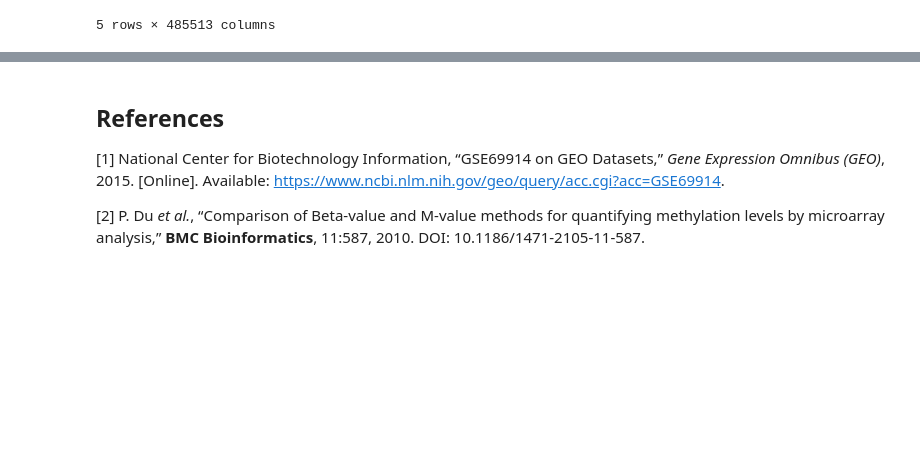
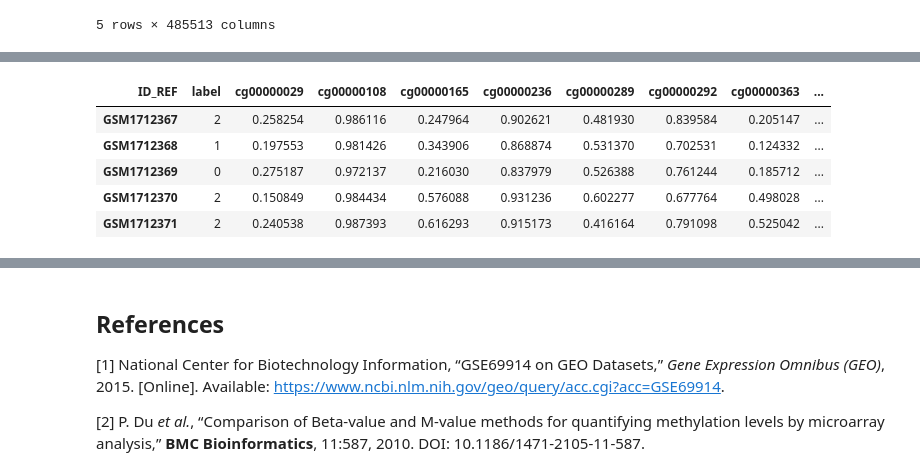
Before and after one commit to elisabettaroviera/THESIS, a Jupyter notebook: 01 - Notebook/02-data-pre-processing.ipynb, the cells around one changed output, grey strips where cells are left out. Saved outputs shown, nothing was run; the diff lists cells and outputs as text; code cells hidden in the pictures; blank space fills up the shorter version.

```diff
--- a/01 - Notebook/02-data-pre-processing.ipynb
+++ b/01 - Notebook/02-data-pre-processing.ipynb
@@ -451,0 +486,81 @@ Saved figures:
+# %%
+filter_dataset = raw_dataset.copy()
+def filter_cpgs_by_naeem_keep(raw_dataset: pd.DataFrame, naeem_csv_path: str,
+                              label_col: str = 'label') -> pd.DataFrame:
+    """
+    Filter CpG columns from the dataset by keeping only those marked as 'keep'
+    in the Naeem et al. (BMC Genomics, 2014) filtering file (Additional file 2).
+
+    Parameters
+    ----------
+    raw_dataset : pd.DataFrame
+        DataFrame where rows = samples, columns = CpG sites + one label column.
+    naeem_csv_path : str
+        Path to the CSV file from Naeem et al. containing columns such as:
+        'probe,SNP+INDEL_count,Flag(discard/keep),MultiMap,Indels,SNP-at-CpG,Repeat,
+        WGBS_HM450K_GT_0.3,ProbeType,BisOK'.
+    label_col : str, default='label'
+        Name of the column that stores sample labels.
+
+    Returns
+    -------
+    filtered : pd.DataFrame
+        A filtered DataFrame containing only CpG probes marked as 'keep' in the Naeem file,
+        with the label column preserved.
+    """
+
+    # 1) Load the Naeem CSV file and normalize column names
+    naeem = pd.read_csv(naeem_csv_path)
+    naeem.columns = [c.strip().lower() for c in naeem.columns]
+
+    # Helper function to find expected columns regardless of exact name variations
+    def _pick(colnames, candidates):
+        for cand in candidates:
+            if cand in colnames:
+                return cand
+        raise KeyError(f"Required column not found. Expected one of: {candidates}")
+
+    # Identify the key columns
+    probe_col = _pick(naeem.columns, ['probe'])
+    flag_col  = _pick(naeem.columns, ['flag(discard/keep)', 'flag', 'flag_discard_keep'])
+
+    # Clean probe IDs and flag values (strip spaces and lower case)
+    naeem[probe_col] = naeem[probe_col].astype(str).str.strip()
+    naeem[flag_col]  = naeem[flag_col].astype(str).str.strip().str.lower()
+
+    # 2) Extract the set of probes marked as 'keep'
+    keep_set = set(naeem.loc[naeem[flag_col] == 'keep', probe_col])
+
+    # 3) Separate feature columns from the label column
+    if label_col not in raw_dataset.columns:
+        raise KeyError(f"Label column '{label_col}' not found in the dataset.")
+    feature_cols = [c for c in raw_dataset.columns if c != label_col]
+
+    # 4) Match CpG names between dataset and Naeem list (normalize for safety)
+    feature_cols_norm = [str(c).strip() for c in feature_cols]
+    col_map = {orig: norm for orig, norm in zip(feature_cols, feature_cols_norm)}
+    dataset_cpg_norm = set(feature_cols_norm)
+    kept_norm = dataset_cpg_norm.intersection(keep_set)
+
+    # 5) Retrieve the original column names corresponding to the kept CpGs
+    kept_original = [orig for orig, norm in col_map.items() if norm in kept_norm]
+
+    # 6) Logging and basic diagnostics
+    total_before = len(feature_cols)
+    total_after  = len(kept_original)
+    missing_in_dataset = len(keep_set - dataset_cpg_norm)
+    print(f"[Naeem keep-filter] Initial CpGs: {total_before} | "
+          f"Kept: {total_after} | "
+          f"'Keep' probes not found in dataset: {missing_in_dataset}")
+
+    # 7) Return filtered dataset (same column order, label intact)
+    filtered = raw_dataset[[label_col] + kept_original].copy()
+    return filtered
+
+
+# --- Example usage ---
+naeem_csv_path = "/kaggle/input/filtering-cpg-naeem/filtering_table.csv"
+data_keep = filter_cpgs_by_naeem_keep(raw_dataset, naeem_csv_path, label_col='label')
+print(data_keep.shape)
+data_keep.head()
+# %% [output]
@@ -451,0 +569,6 @@ Saved figures:
+| ID_REF | label | cg00000029 | cg00000108 | cg00000165 | cg00000236 | cg00000289 | cg00000292 | cg00000363 | ... |
+| GSM1712367 | 2 | 0.258254 | 0.986116 | 0.247964 | 0.902621 | 0.481930 | 0.839584 | 0.205147 | ... |
+| GSM1712368 | 1 | 0.197553 | 0.981426 | 0.343906 | 0.868874 | 0.531370 | 0.702531 | 0.124332 | ... |
+| GSM1712369 | 0 | 0.275187 | 0.972137 | 0.216030 | 0.837979 | 0.526388 | 0.761244 | 0.185712 | ... |
+| GSM1712370 | 2 | 0.150849 | 0.984434 | 0.576088 | 0.931236 | 0.602277 | 0.677764 | 0.498028 | ... |
+| GSM1712371 | 2 | 0.240538 | 0.987393 | 0.616293 | 0.915173 | 0.416164 | 0.791098 | 0.525042 | ... |
```
Also changed, not shown: parts of 6 cells of this notebook.
